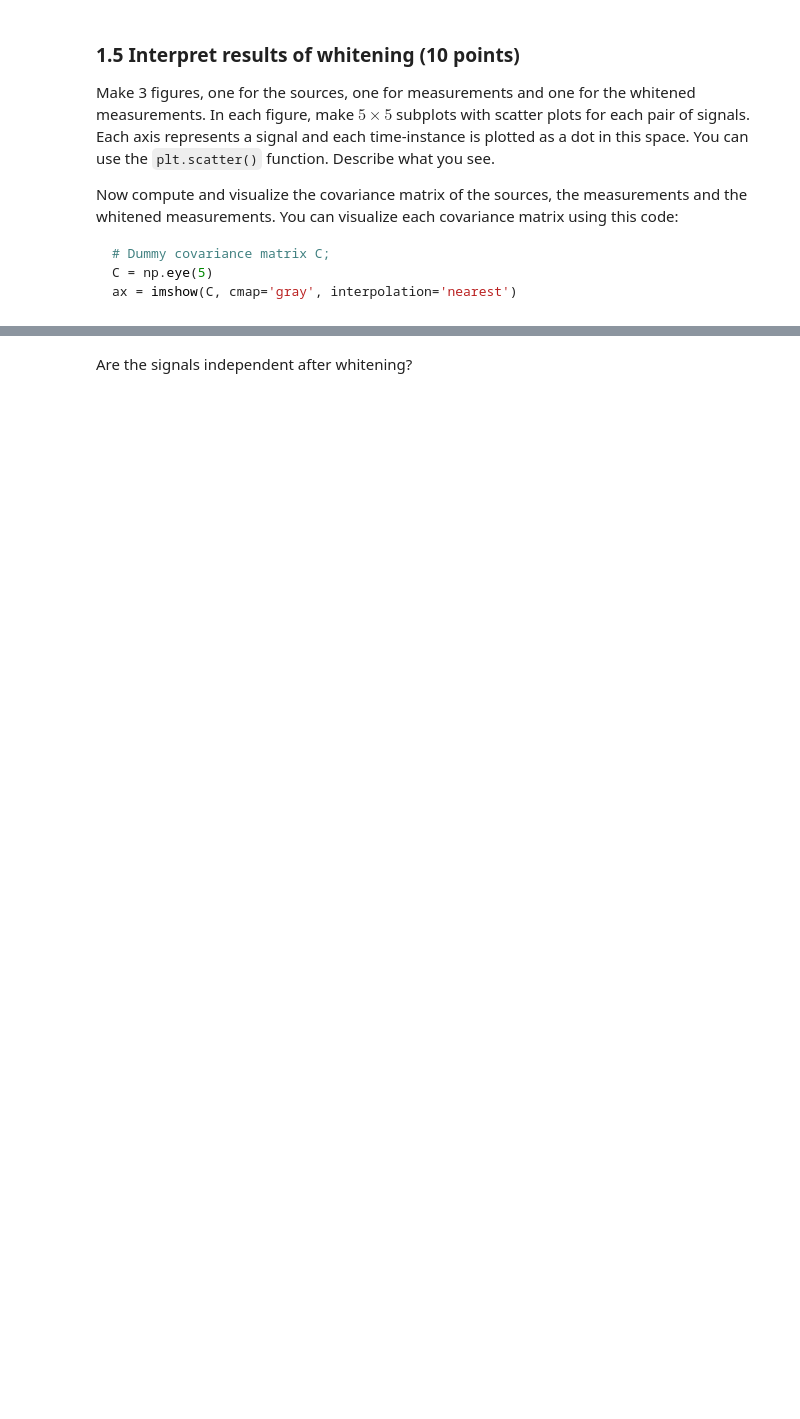
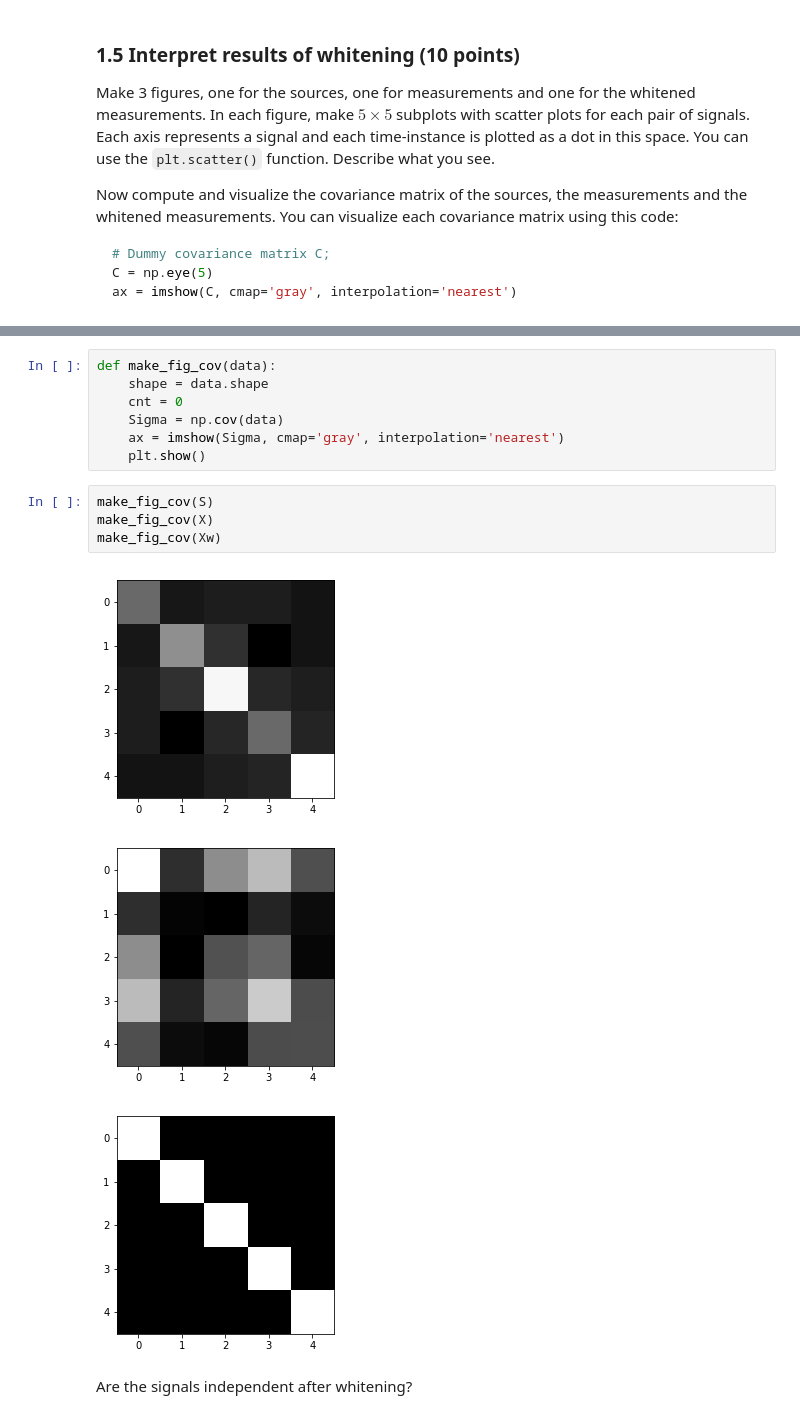
Before and after one commit to florianmohnert/ML2, a Jupyter notebook: lab1/lab1.ipynb, the cells around one changed output, grey strips where cells are left out. Saved outputs shown, nothing was run; the diff lists cells and outputs as text; blank space fills up the shorter version.

```diff
--- a/lab1/lab1.ipynb
+++ b/lab1/lab1.ipynb
@@ -222,2 +274,17 @@ raise NotImplementedError()
+# %%
+def make_fig_cov(data):
+    shape = data.shape
+    cnt = 0
+    Sigma = np.cov(data)
+    ax = imshow(Sigma, cmap='gray', interpolation='nearest')
+    plt.show()
+# %%
+make_fig_cov(S)
+make_fig_cov(X)
+make_fig_cov(Xw)
+# %% [output]
+[figure, added]
+[figure, added]
+[figure, added]
 # %% [markdown]
 Are the signals independent after whitening?
```
Also changed, not shown: parts of 13 cells of this notebook.
